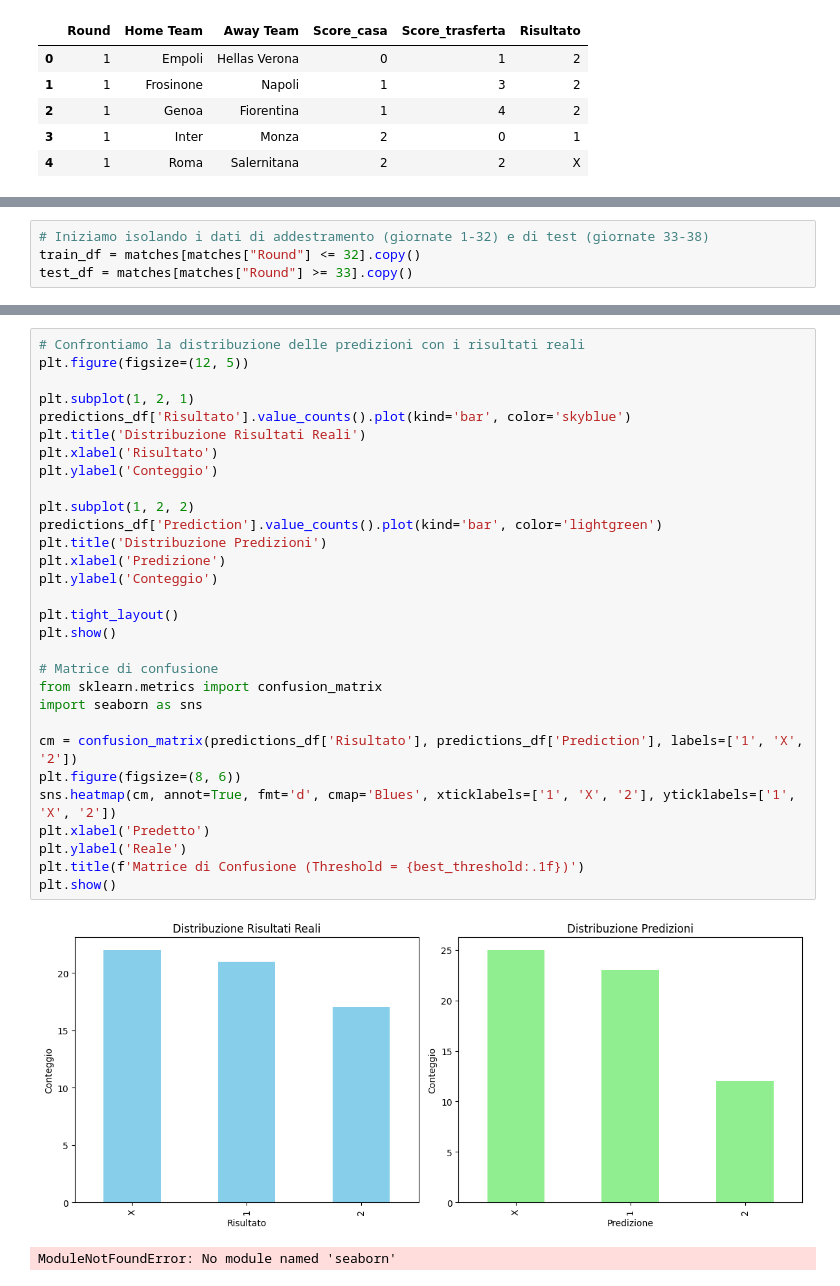
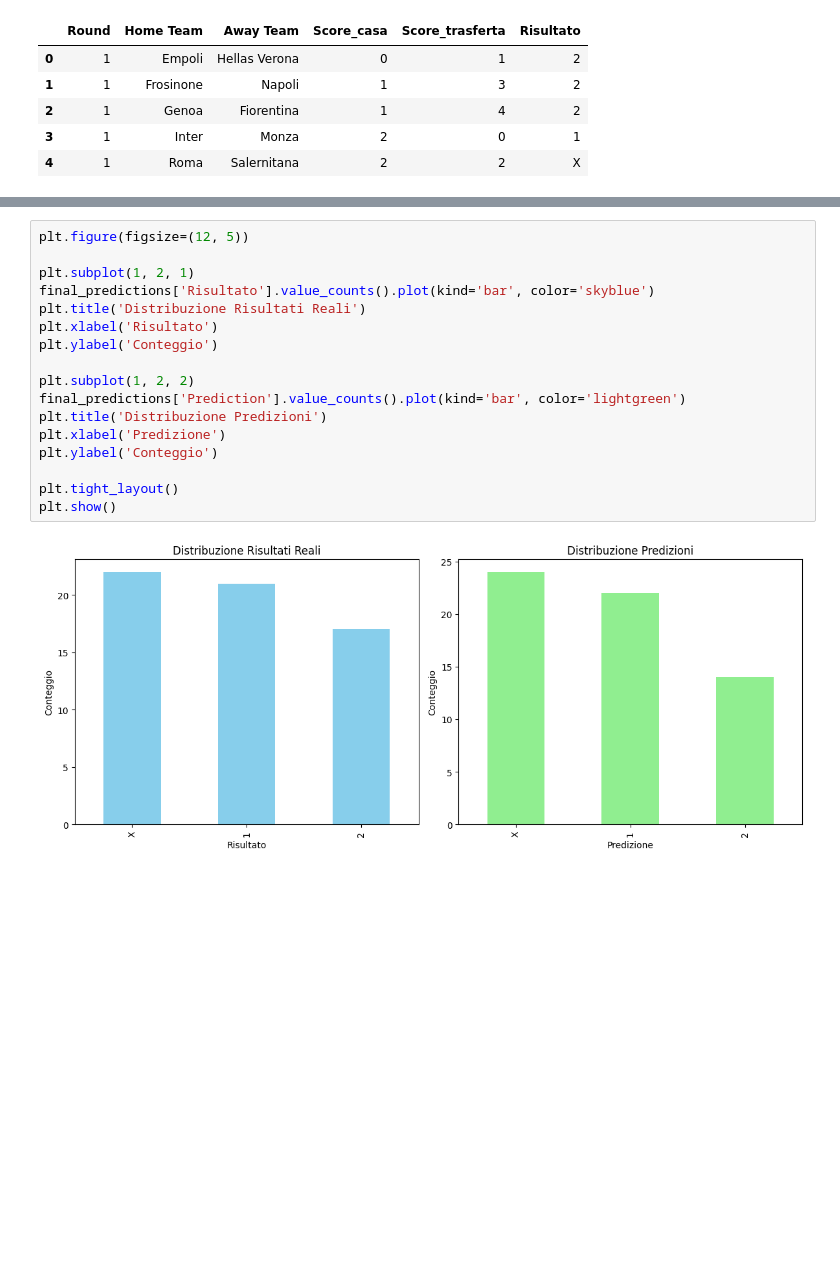
Before and after one commit to DavideJohn/IDS, a Jupyter notebook: laboratori/ProgettoFinale/ProgettoFinale.ipynb, the cells around one changed output, grey strips where cells are left out. Cells and saved outputs as stored; diff of their text form; blank space fills up the shorter version.

```diff
--- a/laboratori/ProgettoFinale/ProgettoFinale.ipynb
+++ b/laboratori/ProgettoFinale/ProgettoFinale.ipynb
@@ -306,4 +282,0 @@ Così potremo lavorare solo sui matche che ci interessano per addestrare il mode
-# %%
-# Iniziamo isolando i dati di addestramento (giornate 1-32) e di test (giornate 33-38)
-train_df = matches[matches["Round"] <= 32].copy()
-test_df = matches[matches["Round"] >= 33].copy()
@@ -575,33 +616,19 @@ dtype: float64
 # %%
-# Confrontiamo la distribuzione delle predizioni con i risultati reali
 plt.figure(figsize=(12, 5))
 
 plt.subplot(1, 2, 1)
-predictions_df['Risultato'].value_counts().plot(kind='bar', color='skyblue')
+final_predictions['Risultato'].value_counts().plot(kind='bar', color='skyblue')
 plt.title('Distribuzione Risultati Reali')
 plt.xlabel('Risultato')
 plt.ylabel('Conteggio')
 
 plt.subplot(1, 2, 2)
-predictions_df['Prediction'].value_counts().plot(kind='bar', color='lightgreen')
+final_predictions['Prediction'].value_counts().plot(kind='bar', color='lightgreen')
 plt.title('Distribuzione Predizioni')
 plt.xlabel('Predizione')
 plt.ylabel('Conteggio')
 
 plt.tight_layout()
 plt.show()
-
-# Matrice di confusione
-from sklearn.metrics import confusion_matrix
-import seaborn as sns
-
-cm = confusion_matrix(predictions_df['Risultato'], predictions_df['Prediction'], labels=['1', 'X', '2'])
-plt.figure(figsize=(8, 6))
-sns.heatmap(cm, annot=True, fmt='d', cmap='Blues', xticklabels=['1', 'X', '2'], yticklabels=['1', 'X', '2'])
-plt.xlabel('Predetto')
-plt.ylabel('Reale')
-plt.title(f'Matrice di Confusione (Threshold = {best_threshold:.1f})')
-plt.show()
 # %% [output]
-[figure, old version]
+[figure, new version]
-ModuleNotFoundError: No module named 'seaborn'
```
Also changed, not shown: parts of 39 cells of this notebook, 3 other files.
